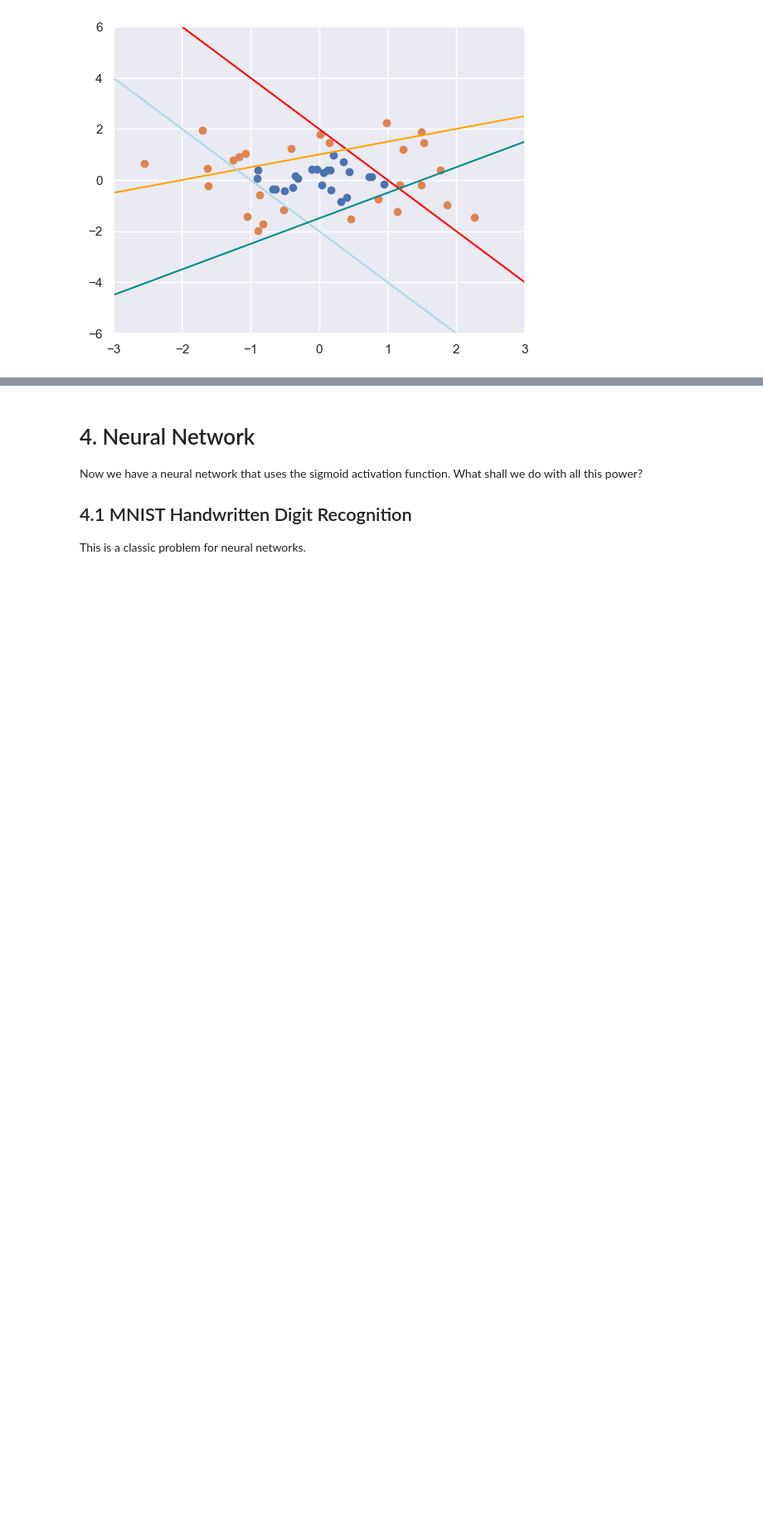
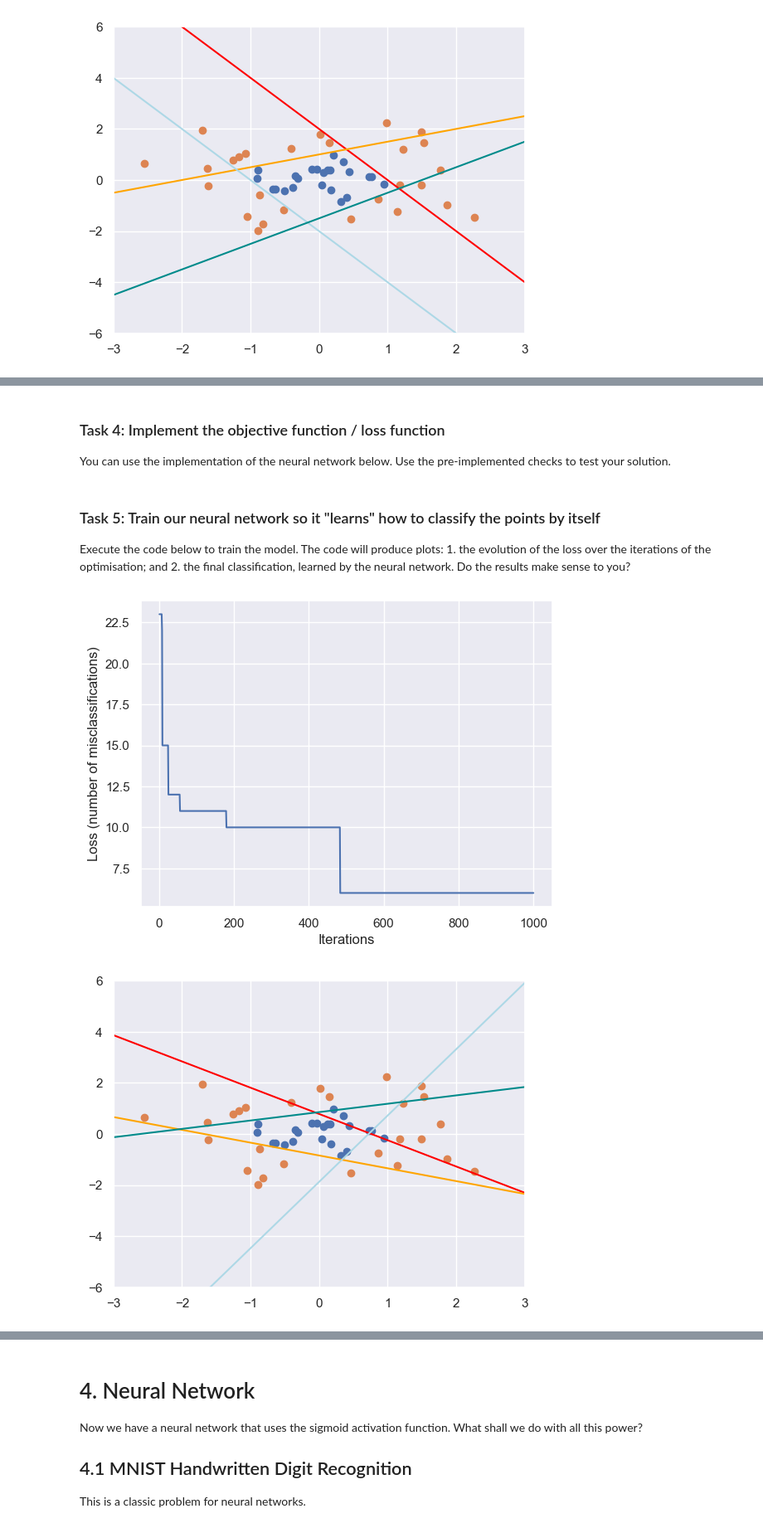
Before and after one commit to equinor/kai-edc2024-workshop, a Jupyter notebook: 1_introduction/solution.ipynb, the cells around one changed output, grey strips where cells are left out. Shown: that part at 83% size. Drawn from its saved outputs; the diff is of its cells as text; code cells hidden in the pictures; blank space fills up the shorter version.

```diff
--- a/1_introduction/solution.ipynb
+++ b/1_introduction/solution.ipynb
@@ -150,0 +186,3 @@ While this is shown in 2D space, it generalises in any number of dimensions.
+# %% [markdown]
+### Task 4: Implement the objective function / loss function
+You can use the implementation of the neural network below. Use the pre-implemented checks to test your solution.
@@ -150,0 +254,66 @@ While this is shown in 2D space, it generalises in any number of dimensions.
+# %%
+# TODO: Execute the cell to check your implementation
+weights = np.array([-2, 2, 1, -2, -1, 2, -2, -2, -1, -3, 2, -2])
+assert loss_function(weights) == 0
+
+weights += 1
+assert loss_function(weights) == 15
+
+weights -= 2
+assert loss_function(weights) == 11
+# %% [markdown]
+### Task 5: Train our neural network so it "learns" how to classify the points by itself
+
+Execute the code below to train the model. The code will produce plots: 1. the evolution of the loss over the iterations of the optimisation; and 2. the final classification, learned by the neural network. Do the results make sense to you?
+# %%
+np.random.seed(42)
+n_iterations = 1000
+losses = np.empty(n_iterations)
+for n in range(n_iterations):
+    # Sample proposal
+    proposal = np.random.uniform(low=-3, high=3, size=12)
+    loss = loss_function(proposal)
+
+    # Accept on first iteration
+    if n == 0:
+        weights = proposal
+        losses[n] = loss
+        continue
+
+    # Check whether loss is lower than for previous parameters
+    isProposalAccepted = loss < losses[n-1]
+    if isProposalAccepted:
+        weights = proposal
+        losses[n] = loss
+    else:
+        # We did not accept, so loss remains the same
+        losses[n] = losses[n-1]
+
+
+# Visualise loss over time
+iterations = np.arange(1, n_iterations+1)
+plt.plot(iterations, losses)
+plt.xlabel('Iterations')
+plt.ylabel('Loss (number of misclassifications)')
+plt.show()
+
+# Visualise the learned classification
+plt.scatter(X[y==0, 0], X[y==0, 1])
+plt.scatter(X[y==1, 0], X[y==1, 1])
+
+x1 = np.linspace(-3, 3, 100)
+x2 = -(weights[1] * x1 + weights[0]) / weights[2]
+plt.plot(x1, x2, linestyle='-', color='red')
+x2 = -(weights[4] * x1 + weights[3]) / weights[5]
+plt.plot(x1, x2, linestyle='-', color='orange')
+x2 = -(weights[7] * x1 + weights[6]) / weights[8]
+plt.plot(x1, x2, linestyle='-', color='lightblue')
+x2 = -(weights[10] * x1 + weights[9]) / weights[11]
+plt.plot(x1, x2, linestyle='-', color='darkcyan')
+
+plt.xlim(-3, 3)
+plt.ylim(-6, 6)
+plt.show()
+# %% [output]
+[figure, added]
+[figure, added]
```
Also changed, not shown: parts of 48 cells of this notebook.
